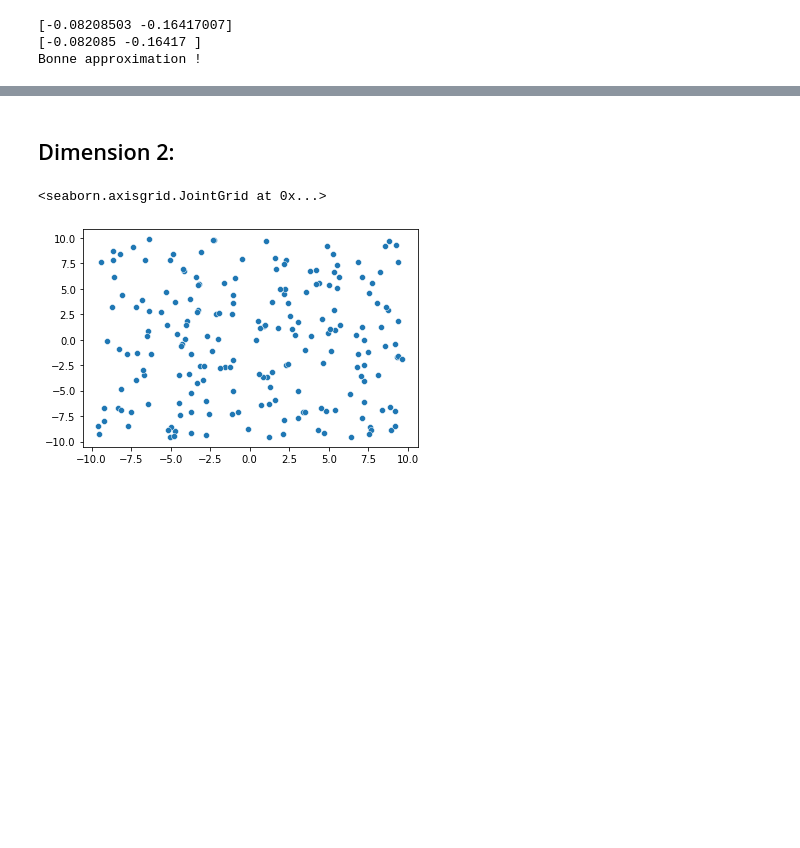
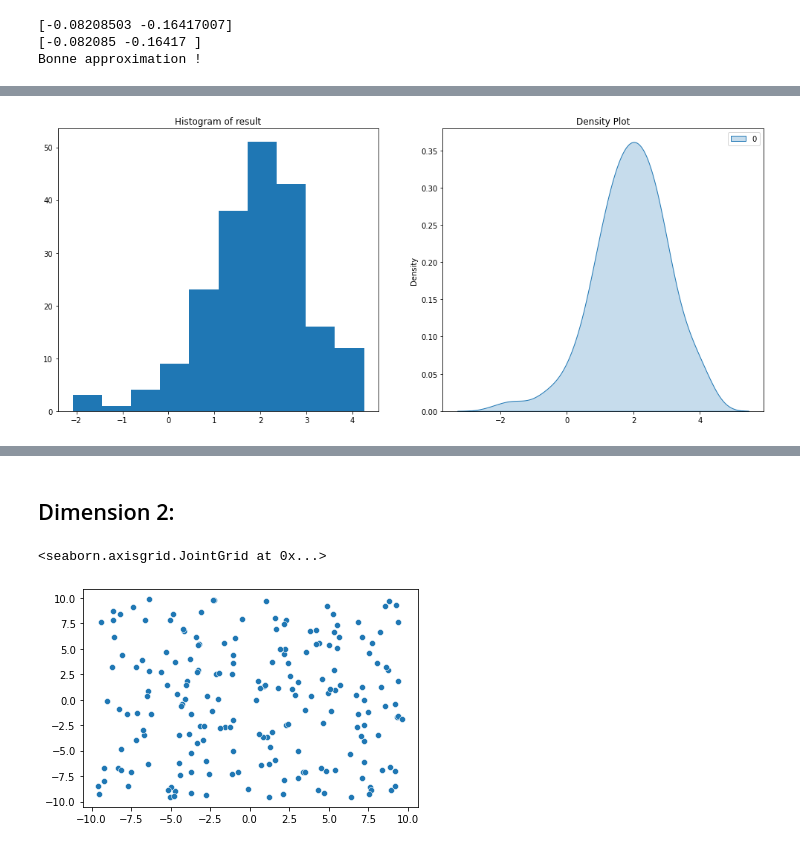
Before and after one commit to elfirdoussilab1/SVGD, a Jupyter notebook: Sampling_methods.ipynb, the cells around one changed output, grey strips where cells are left out. Cells and saved outputs as stored; diff of their text form; code cells hidden in the pictures; blank space fills up the shorter version.

```diff
--- a/Sampling_methods.ipynb
+++ b/Sampling_methods.ipynb
@@ -119,0 +213,25 @@ sns.kdeplot(data=X, fill=True)
+# %%
+# Parameters of the SVGD
+h = 1e-6
+lam = 0.1
+sigma = 1
+maxit = 200
+
+# Performing SVGD
+xf = SVGD_gauss(potential_N21, X, h, lam, sigma, maxit) # expected time : 4m (for 200 iteration)
+
+# Plotting the results
+fig, axs = plt.subplots(nrows=1, ncols=2, figsize=(17, 7))
+
+# Plot the histogram of data
+axs[0].hist(xf)
+axs[0].set_title('Histogram of result')
+
+# Plot the third scatter plot in the right subplot
+sns.kdeplot(data = xf, fill=True, ax=axs[1], bw_method='silverman')
+axs[1].set_title('Density Plot')
+
+# Show the plot
+plt.show()
+# %% [output]
+[figure, added]
```
Also changed, not shown: parts of 34 cells of this notebook.
